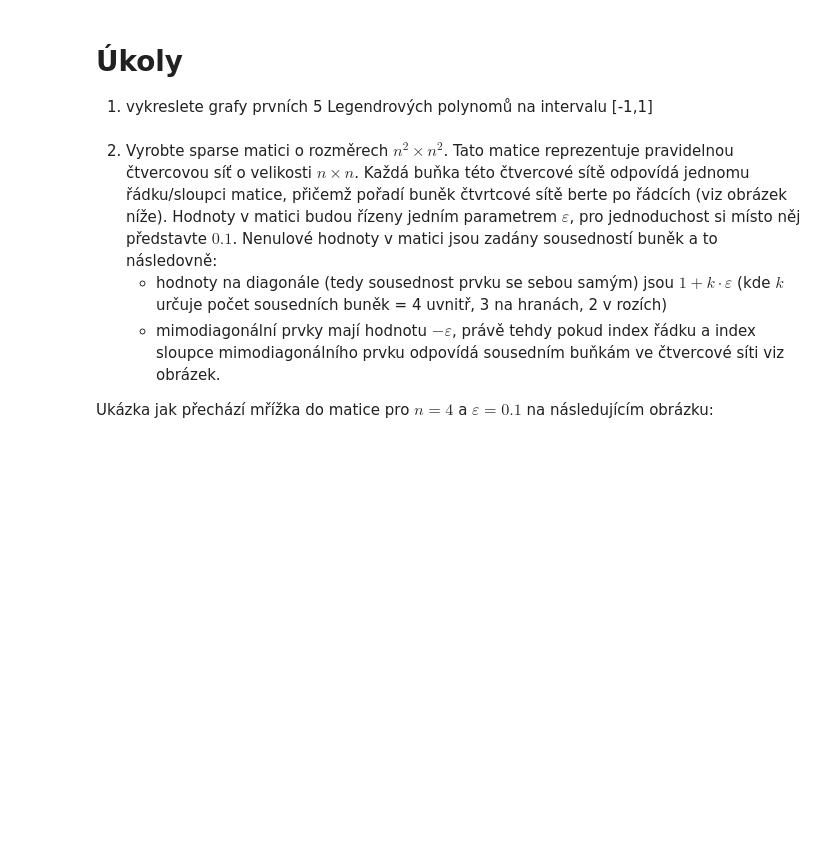
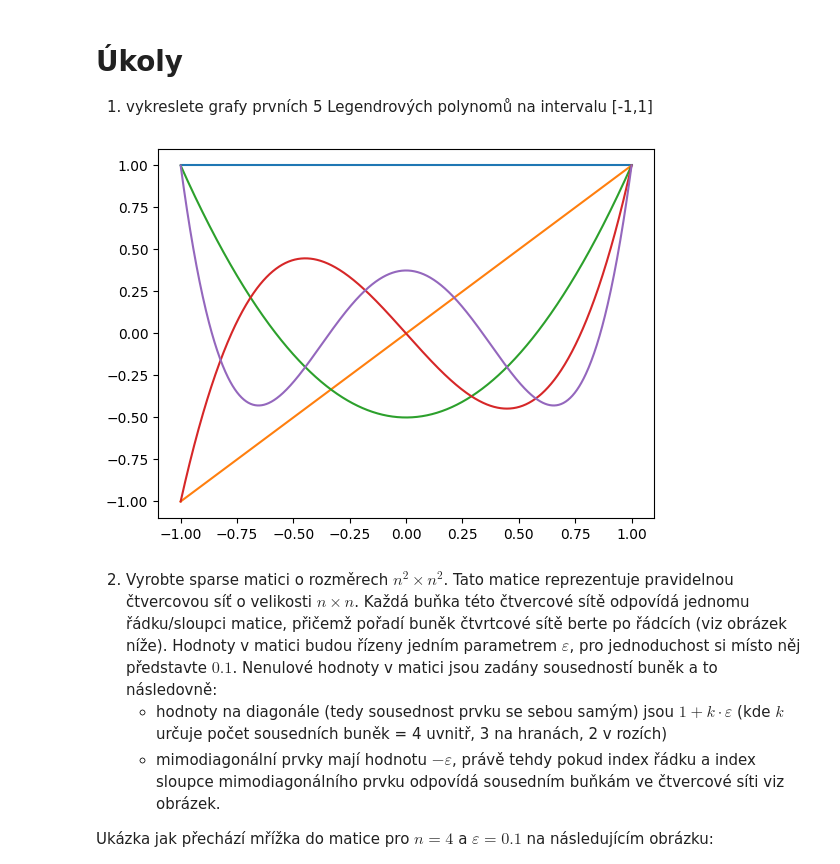
Before and after one commit to vin0048/ukoly, a Jupyter notebook: 05_ukoly.ipynb, the cells around one changed output. Cells and saved outputs as stored; diff of their text form; code cells hidden in the pictures; blank space fills up the shorter version.

```diff
--- a/05_ukoly.ipynb
+++ b/05_ukoly.ipynb
@@ -9,8 +10,10 @@ from scipy.sparse import csr_matrix
 # %%
 x = np.linspace(-1, 1, 1000)
-leg = np.zeros(5)
+fig, axes = plt.subplots()
 for i in range(5):
-    leg[::i] = sp.special.legendre(i)
+    axes.plot(x, (sps.legendre(i))(x))
+# %% [output]
+[figure, added]
 # %% [markdown]
 2. Vyrobte sparse matici o rozměrech $n^2\times n^2$. Tato matice reprezentuje pravidelnou čtvercovou síť o velikosti $n \times n$. Každá buňka této čtvercové sítě odpovídá jednomu řádku/sloupci matice, přičemž pořadí buněk čtvrtcové sítě berte po řádcích (viz obrázek níže). Hodnoty v matici budou řízeny jedním parametrem $\varepsilon$, pro jednoduchost si místo něj představte $0.1$.
 Nenulové hodnoty v matici jsou zadány sousedností buněk a to následovně:
```
Also changed, not shown: parts of 14 cells of this notebook, 1 other file.
